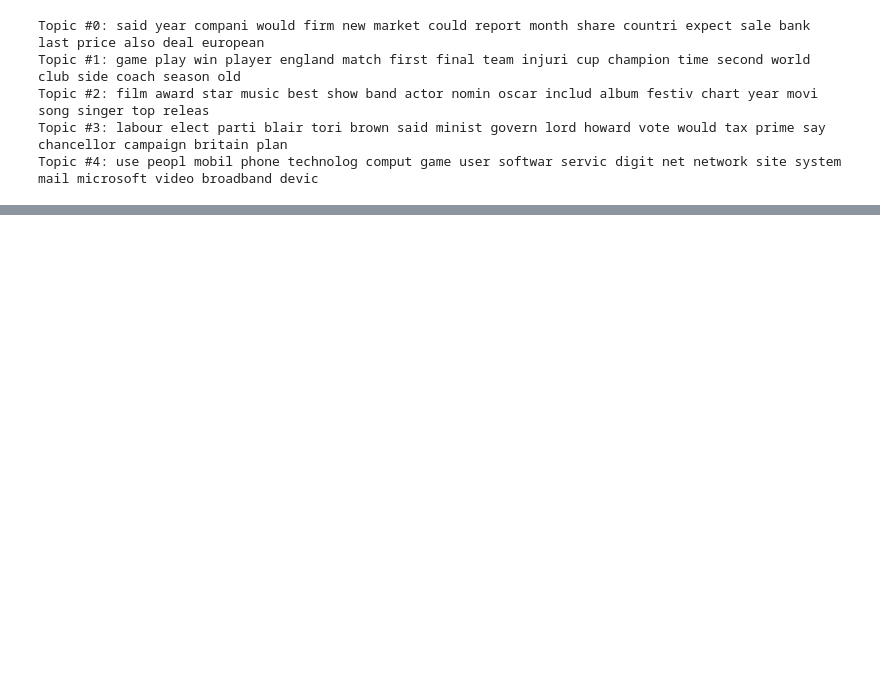
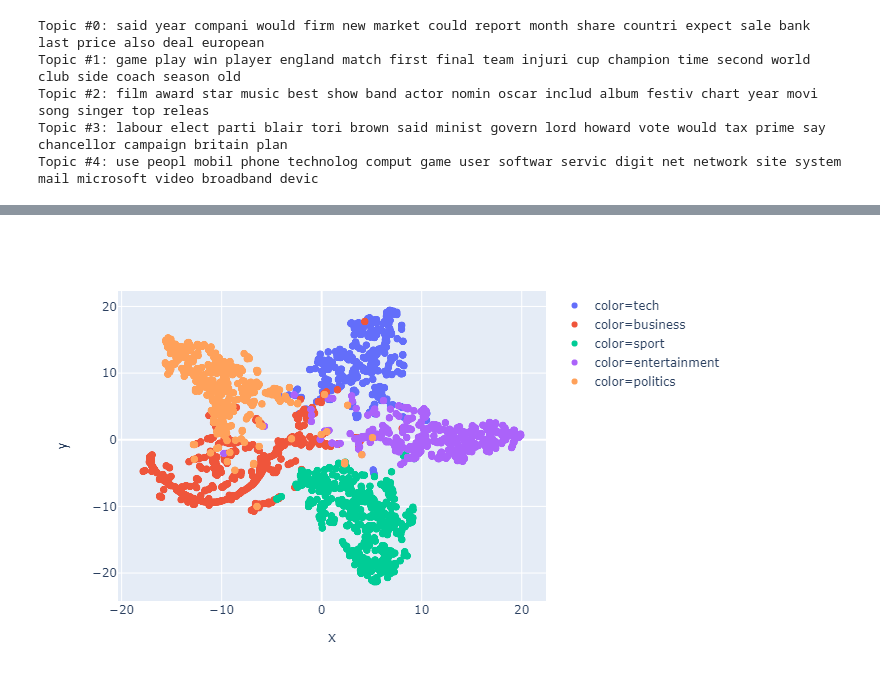
Before and after one commit to abdinourkadi/playground, a Jupyter notebook: visualization/nmf_tsne.ipynb, the cells around one changed output, grey strips where cells are left out. Saved outputs shown, nothing was run; the diff lists cells and outputs as text; code cells hidden in the pictures; blank space fills up the shorter version.

```diff
--- a/visualization/nmf_tsne.ipynb
+++ b/visualization/nmf_tsne.ipynb
@@ -273,0 +165,6 @@ fig.show()
+# %%
+fig = px.scatter(df, x=x_values, y=y_values, color='category')\
+                .for_each_trace(lambda t: t.update(name=t.name.replace("category=","color=")))#, hover_data=['short'])
+fig.show()
+# %% [output]
+[figure, added]
```
Also changed, not shown: parts of 30 cells of this notebook.
